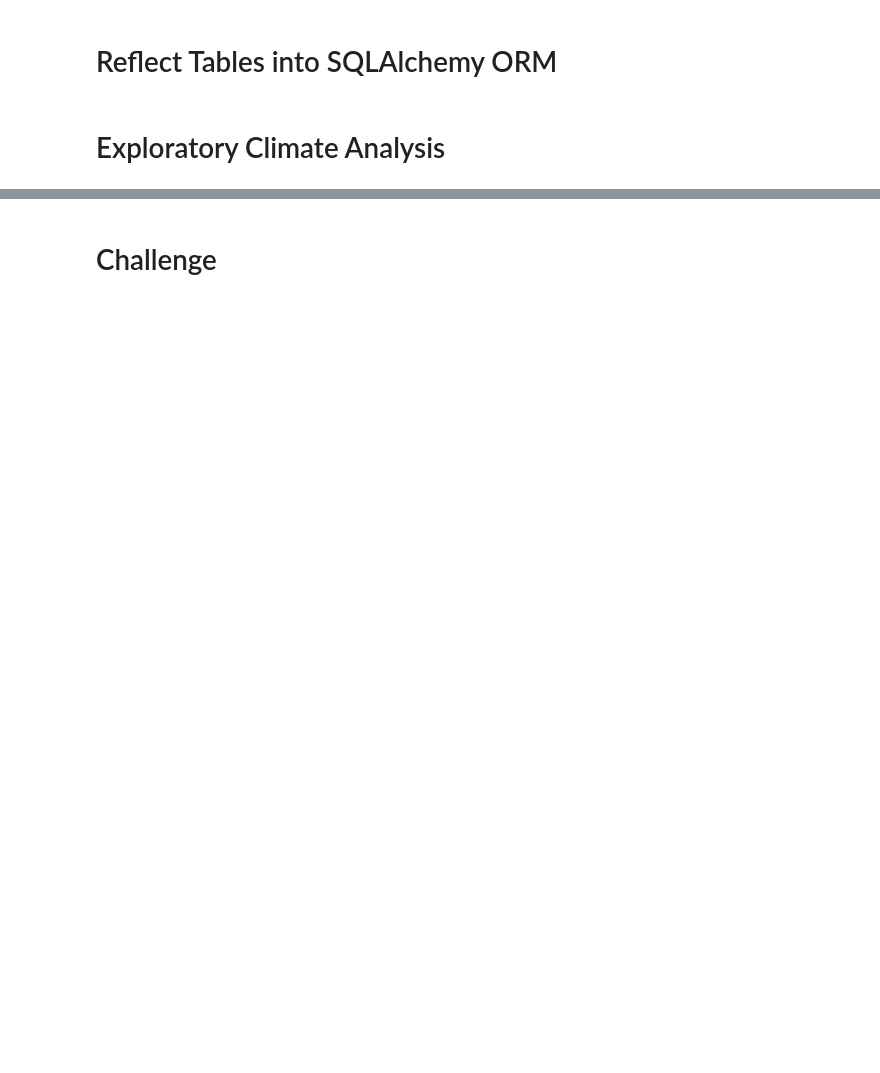
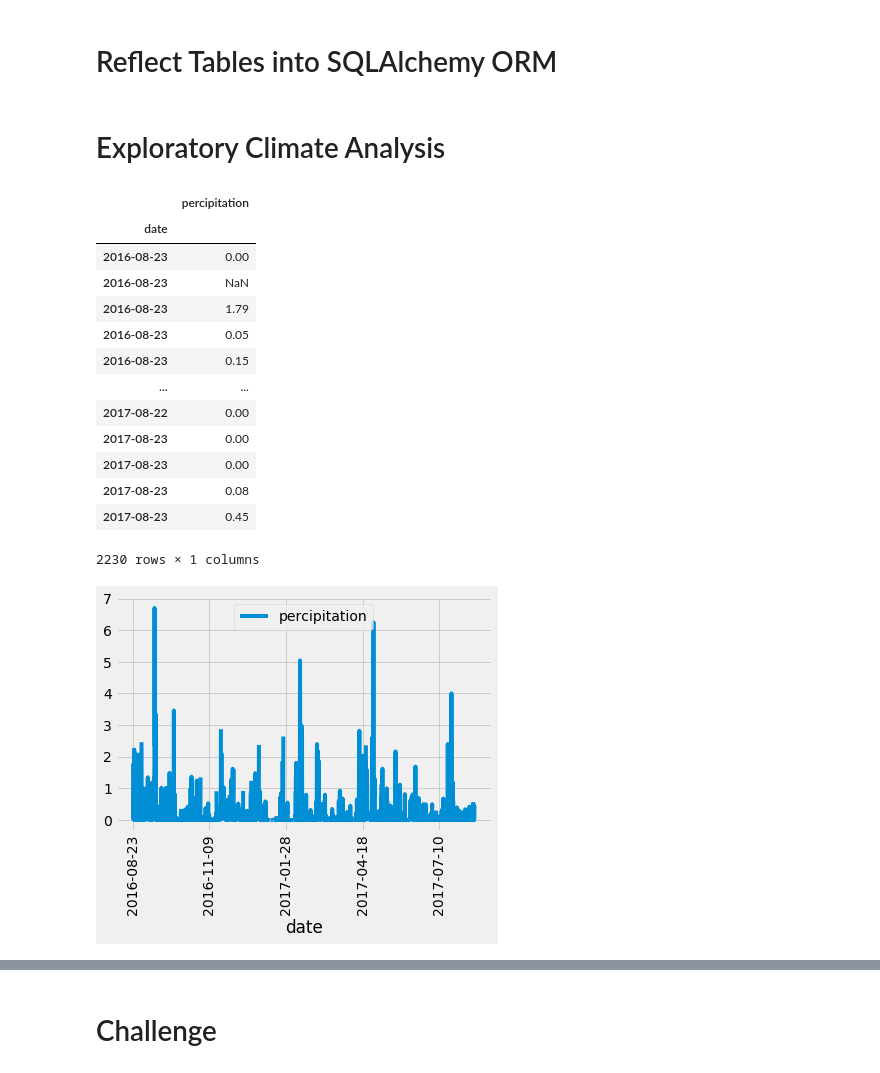
Before and after one commit to MatthewSHudson/surfs_up, a Jupyter notebook: Analysis/climate_analysis.ipynb, the cells around one changed output, grey strips where cells are left out. Saved outputs shown, nothing was run; the diff lists cells and outputs as text; code cells hidden in the pictures; blank space fills up the shorter version.

Commit message:
data anlysis completed

```diff
--- a/Analysis/climate_analysis.ipynb
+++ b/Analysis/climate_analysis.ipynb
@@ -38,15 +38,37 @@ session = Session(engine)
 # %%
 # Design a query to retrieve the last 12 months of precipitation data and plot the results.
 #Starting from the last data point in the database.
-
+prev_year = dt.date(2017,8,23) - dt.timedelta(days=365)
 # Calculate the date one year from the last date in data set.
 
 # Perform a query to retrieve the data and precipitation scores
-
+results = []
+results = session.query(Measurement.date, Measurement.prcp).filter(Measurement.date >= prev_year).all()
 # Save the query results as a Pandas DataFrame and set the index to the date column
-
+df = pd.DataFrame(results, columns = ['date', 'percipitation'])
+df.set_index(df['date'], inplace = True)
 # Sort the dataframe by date
-
+df = df.sort_index()
+df = df.drop(columns = 'date')
 # Use Pandas Plotting with Matplotlib to plot the data
+df.plot()
+plt.xticks(rotation=90)
+df
+# %% [output]
+|  | percipitation |
+| date |  |
+| 2016-08-23 | 0.00 |
+| 2016-08-23 | NaN |
+| 2016-08-23 | 1.79 |
+| 2016-08-23 | 0.05 |
+| 2016-08-23 | 0.15 |
+| ... | ... |
+| 2017-08-22 | 0.00 |
+| 2017-08-23 | 0.00 |
+| 2017-08-23 | 0.00 |
+| 2017-08-23 | 0.08 |
+| 2017-08-23 | 0.45 |
+2230 rows × 1 columns
+[figure, added]
 # %%
 # Use Pandas to calcualte the summary statistics for the precipitation data
```
Also changed, not shown: parts of 5 cells of this notebook.
